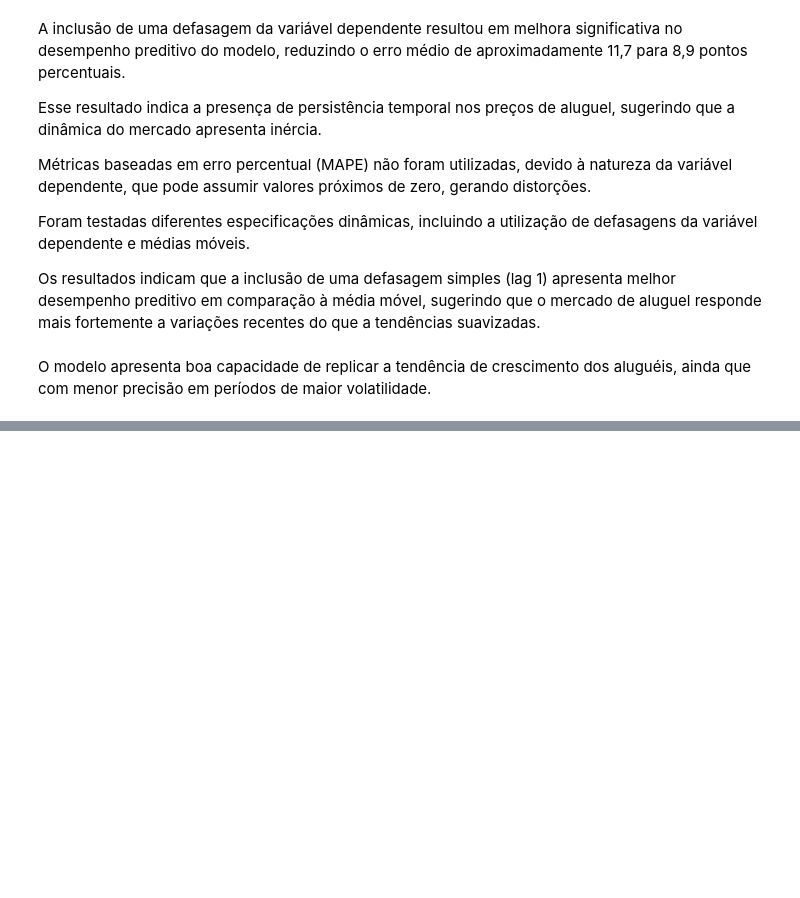
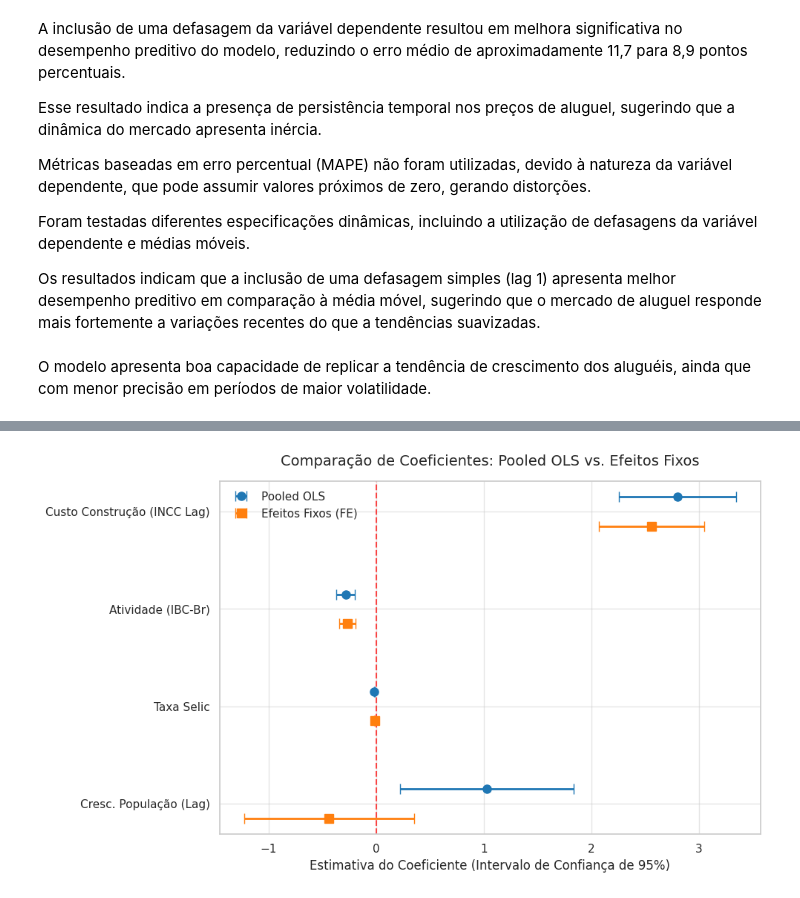
Before and after one commit to gustavoSutil/tcc-migracao-e-inflacao, a Jupyter notebook: notebooks/migracao_regional_e_alugueis.ipynb, the cells around one changed output, grey strips where cells are left out. Drawn from its saved outputs; the diff is of its cells as text; code cells hidden in the pictures; blank space fills up the shorter version.

```diff
--- a/notebooks/migracao_regional_e_alugueis.ipynb
+++ b/notebooks/migracao_regional_e_alugueis.ipynb
@@ -1500,0 +1534,45 @@ XGBoost + Optuna: 0.006904226647525723
+# %%
+import numpy as np
+import matplotlib.pyplot as plt
+
+params_ols = model_sm.params.drop('const')
+conf_ols = model_sm.conf_int().drop('const')
+err_ols = params_ols - conf_ols[0]
+
+params_fe = result_fe.params.drop('const', errors='ignore')
+conf_fe = result_fe.conf_int().drop('const', errors='ignore')
+err_fe = params_fe - conf_fe['lower']
+
+nomes_variaveis = {
+    'dlog_pop_lag1': 'Cresc. População (Lag)',
+    'selic_media': 'Taxa Selic',
+    'd_ic_br': 'Atividade (IBC-Br)',
+    'dlog_incc_lag1': 'Custo Construção (INCC Lag)'
+}
+
+y_pos = np.arange(len(params_ols))
+height = 0.3
+
+fig, ax = plt.subplots(figsize=(10, 6))
+
+ax.errorbar(params_ols.values, y_pos + height/2, xerr=err_ols.values, fmt='o',
+            color='#1f77b4', label='Pooled OLS', capsize=5, elinewidth=2, markersize=8)
+
+ax.errorbar(params_fe.values, y_pos - height/2, xerr=err_fe.values, fmt='s',
+            color='#ff7f0e', label='Efeitos Fixos (FE)', capsize=5, elinewidth=2, markersize=8)
+
+ax.axvline(x=0, color='red', linestyle='--', linewidth=1.5, alpha=0.7)
+
+ax.set_yticks(y_pos)
+ax.set_yticklabels([nomes_variaveis[v] for v in params_ols.index], fontsize=11)
+ax.set_xlabel('Estimativa do Coeficiente (Intervalo de Confiança de 95%)', fontsize=12)
+ax.set_title('Comparação de Coeficientes: Pooled OLS vs. Efeitos Fixos', fontsize=14, pad=15)
+ax.legend(frameon=False, fontsize=11)
+
+plt.tight_layout()
+
+# Salvar em PDF para o LaTeX
+plt.savefig('../figures/grafico_forest_plot.pdf', format='pdf', bbox_inches='tight')
+plt.show()
+# %% [output]
+[figure, added]
```
Also changed, not shown: parts of 17 cells of this notebook, 4 other files.
